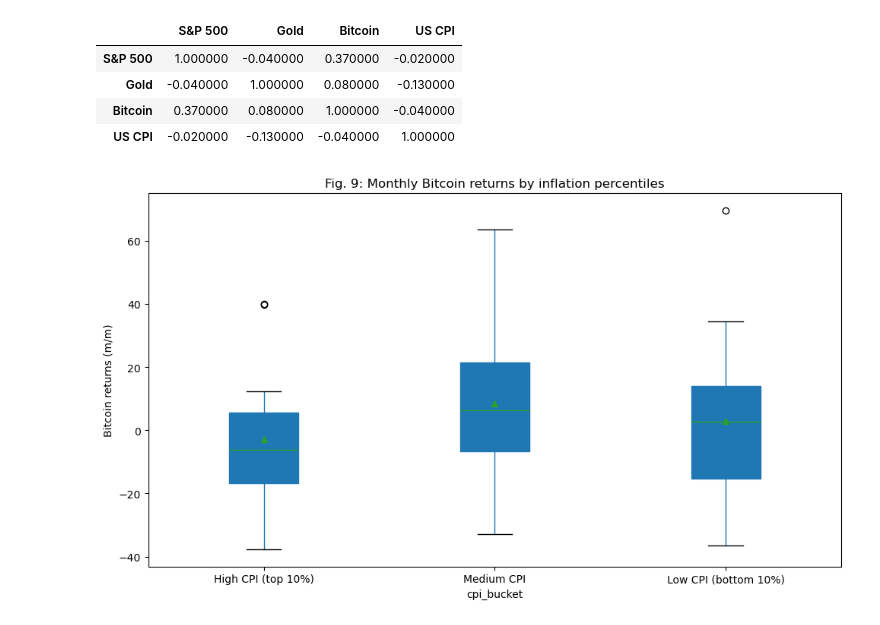
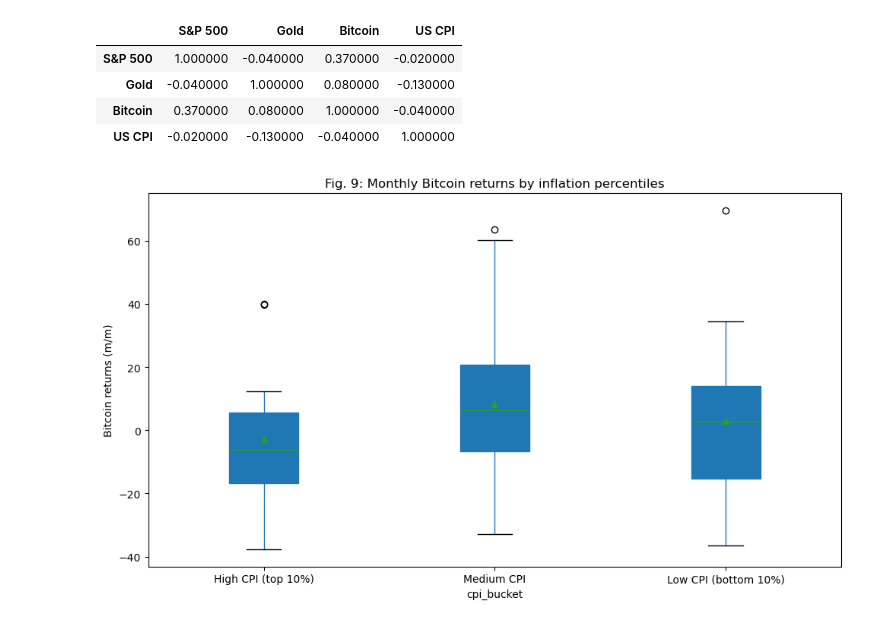
Before and after one commit to gj-goncalvescaldas/btc-3-asset-portfolio-extension, a Jupyter notebook: notebooks/03_study_replication_extended.ipynb, the cells around one changed output. Cells and saved outputs as stored; diff of their text form; code cells hidden in the pictures.

```diff
--- a/notebooks/03_study_replication_extended.ipynb
+++ b/notebooks/03_study_replication_extended.ipynb
@@ -434,25 +434,33 @@ Fig. 8: Correlation coefficients
 | Bitcoin | 0.370000 | 0.080000 | 1.000000 | -0.040000 |
 | US CPI | -0.020000 | -0.130000 | -0.040000 | 1.000000 |
 # %%
+import pandas as pd
+import matplotlib.pyplot as plt
+
+# Monthly Returns
+returns = final_df_study[['close_btc', 'avg_cpi']].pct_change().dropna() * 100
+
+# Crear buckets de CPI
 returns['cpi_bucket'] = pd.qcut(
-    returns['cpi_return'],
+    returns['avg_cpi'],
     q=[0, 0.1, 0.9, 1],
     labels=['Low CPI (bottom 10%)', 'Medium CPI', 'High CPI (top 10%)']
 )
 
+# Definir el orden correcto (High - Medium - Low)
 category_order = ['High CPI (top 10%)', 'Medium CPI', 'Low CPI (bottom 10%)']
+
 returns['cpi_bucket'] = pd.Categorical(returns['cpi_bucket'], categories=category_order, ordered=True)
 
 fig, ax = plt.subplots(figsize=(10, 6))
 
-returns.boxplot(column='avg_close_btc', by='cpi_bucket', ax=ax, grid=False, patch_artist=True, showmeans=True)
+returns.boxplot(column='close_btc', by='cpi_bucket', ax=ax, grid=False, patch_artist=True, showmeans=True)
 
 ax.set_title('Fig. 9: Monthly Bitcoin returns by inflation percentiles')
 ax.set_ylabel('Bitcoin returns (m/m)')
 plt.suptitle('')
 
 plt.tight_layout()
-plt.savefig('../figures/figure_9.png', dpi=300)
 plt.show()
 # %% [output]
-[figure, old version]
+[figure, new version]
```
Also changed, not shown: 2 other files.
